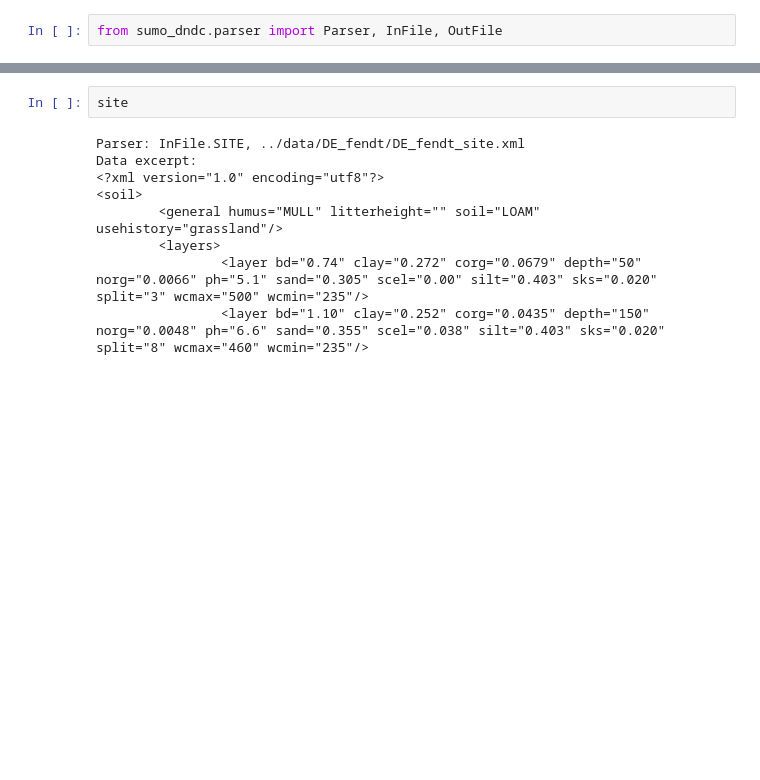
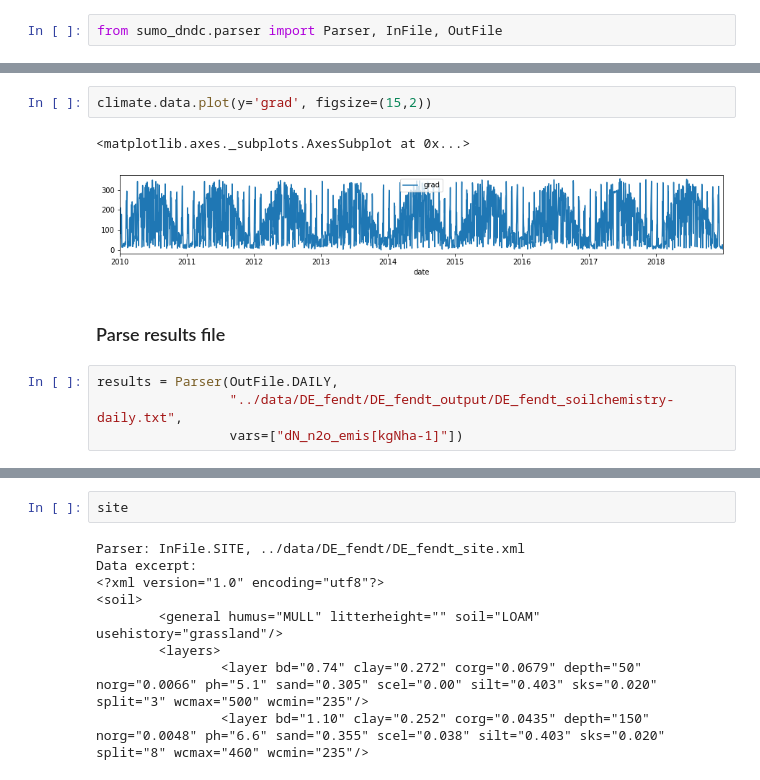
Before and after one commit to cwerner/sumo_dndc, a Jupyter notebook: nbs/intro.ipynb, the cells around one changed output, grey strips where cells are left out. Cells and saved outputs as stored; diff of their text form; blank space fills up the shorter version.

```diff
--- a/nbs/intro.ipynb
+++ b/nbs/intro.ipynb
@@ -108,0 +105,11 @@ Data excerpt:
+# %%
+climate.data.plot(y='grad', figsize=(15,2))
+# %% [output]
+<matplotlib.axes._subplots.AxesSubplot at 0x...>
+[figure, added]
+# %% [markdown]
+### Parse results file
+# %%
+results = Parser(OutFile.DAILY,
+                 "../data/DE_fendt/DE_fendt_output/DE_fendt_soilchemistry-daily.txt",
+                 vars=["dN_n2o_emis[kgNha-1]"])
```
Also changed, not shown: parts of 12 cells of this notebook.
